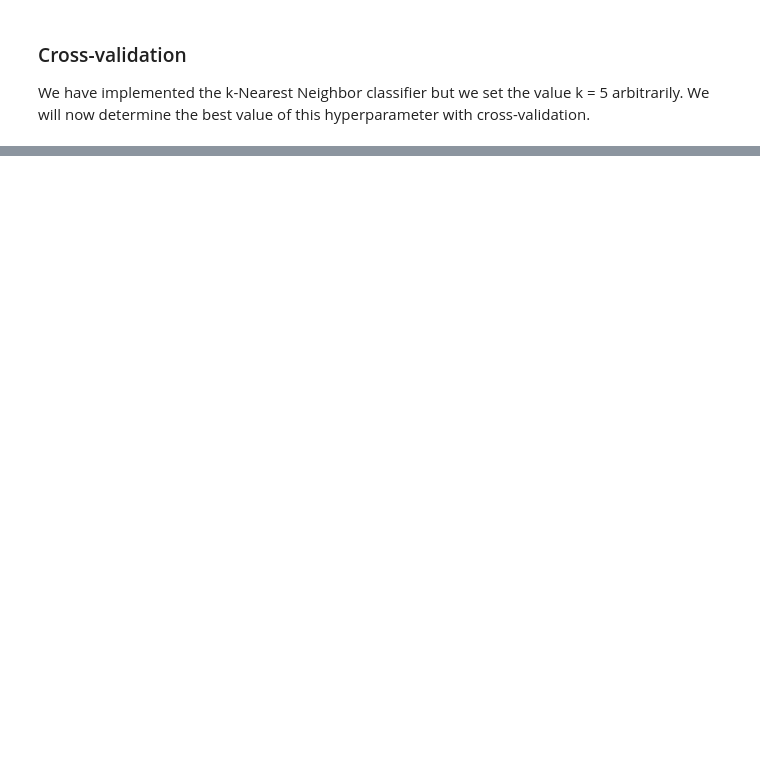
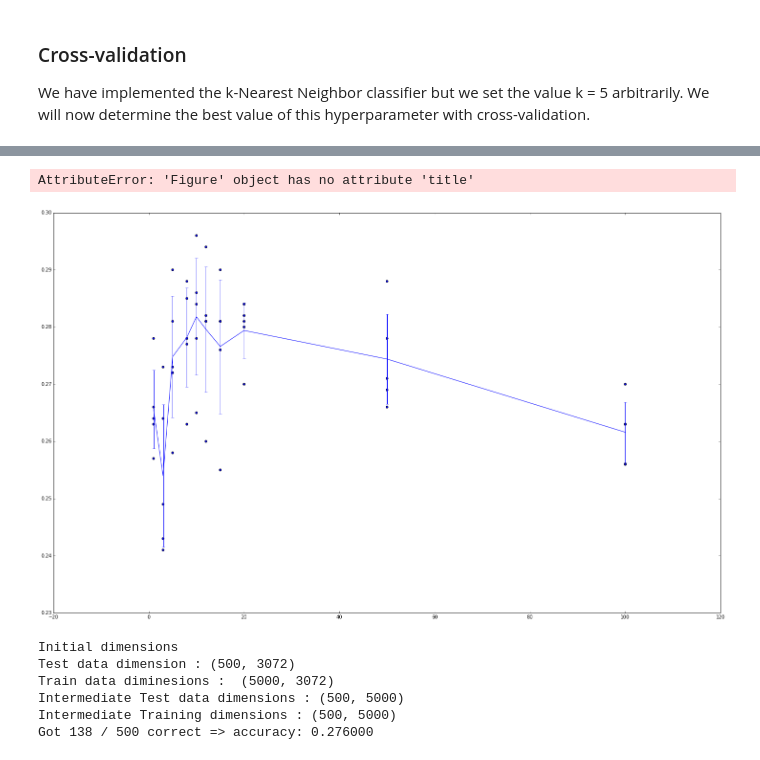
Before and after one commit to abhinavvv/cs231n, a Jupyter notebook: assignment1/knn.ipynb, the cells around one changed output, grey strips where cells are left out. Drawn from its saved outputs; the diff is of its cells as text; code cells hidden in the pictures; blank space fills up the shorter version.

```diff
--- a/assignment1/knn.ipynb
+++ b/assignment1/knn.ipynb
@@ -300,22 +334,27 @@ sklearn.cross_validation.KFold(n=5000, n_folds=5, shuffle=False, random_state=No
 # %%
 # plot the raw observations
+ax = plt.figure(figsize=(25,15))
 for k in k_choices:
   accuracies = k_to_accuracies[k]
   plt.scatter([k] * len(accuracies), accuracies)
 
 # plot the trend line with error bars that correspond to standard deviation
 accuracies_mean = np.array([np.mean(v) for k,v in sorted(k_to_accuracies.items())])
 accuracies_std = np.array([np.std(v) for k,v in sorted(k_to_accuracies.items())])
 plt.errorbar(k_choices, accuracies_mean, yerr=accuracies_std)
-plt.title('Cross-validation on k')
-plt.xlabel('k')
-plt.ylabel('Cross-validation accuracy')
-plt.show()
+ax.title('Cross-validation on k')
+ax.xlabel('k')
+
+ax.ylabel('Cross-validation accuracy')
+ax.show()
+# %% [output]
+AttributeError: 'Figure' object has no attribute 'title'
+[figure, added]
 # %%
 # Based on the cross-validation results above, choose the best value for k,
 # retrain the classifier using all the training data, and test it on the test
 # data.
-best_k = 1
+best_k = 8
 
 classifier = KNearestNeighbor()
 classifier.train(X_train, y_train)
@@ -325,3 +364,10 @@ y_test_pred = classifier.predict(X_test, k=best_k)
 num_correct = np.sum(y_test_pred == y_test)
 accuracy = float(num_correct) / num_test
 print 'Got %d / %d correct => accuracy: %f' % (num_correct, num_test, accuracy)
+# %% [output]
+Initial dimensions
+Test data dimension : (500, 3072)
+Train data diminesions :  (5000, 3072)
+Intermediate Test data dimensions : (500, 5000)
+Intermediate Training dimensions : (500, 5000)
+Got 138 / 500 correct => accuracy: 0.276000
```
Also changed, not shown: parts of 4 cells of this notebook.
